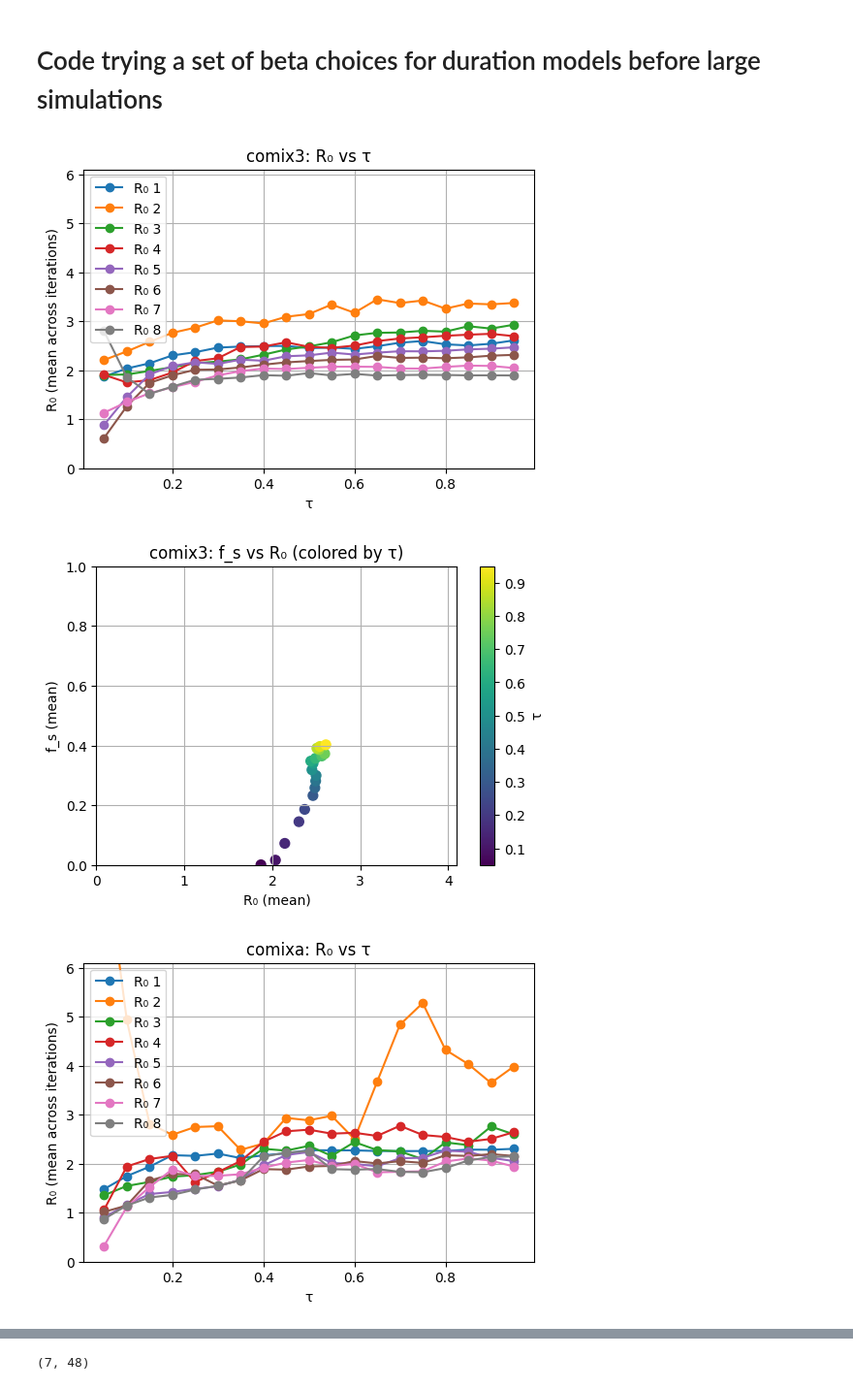
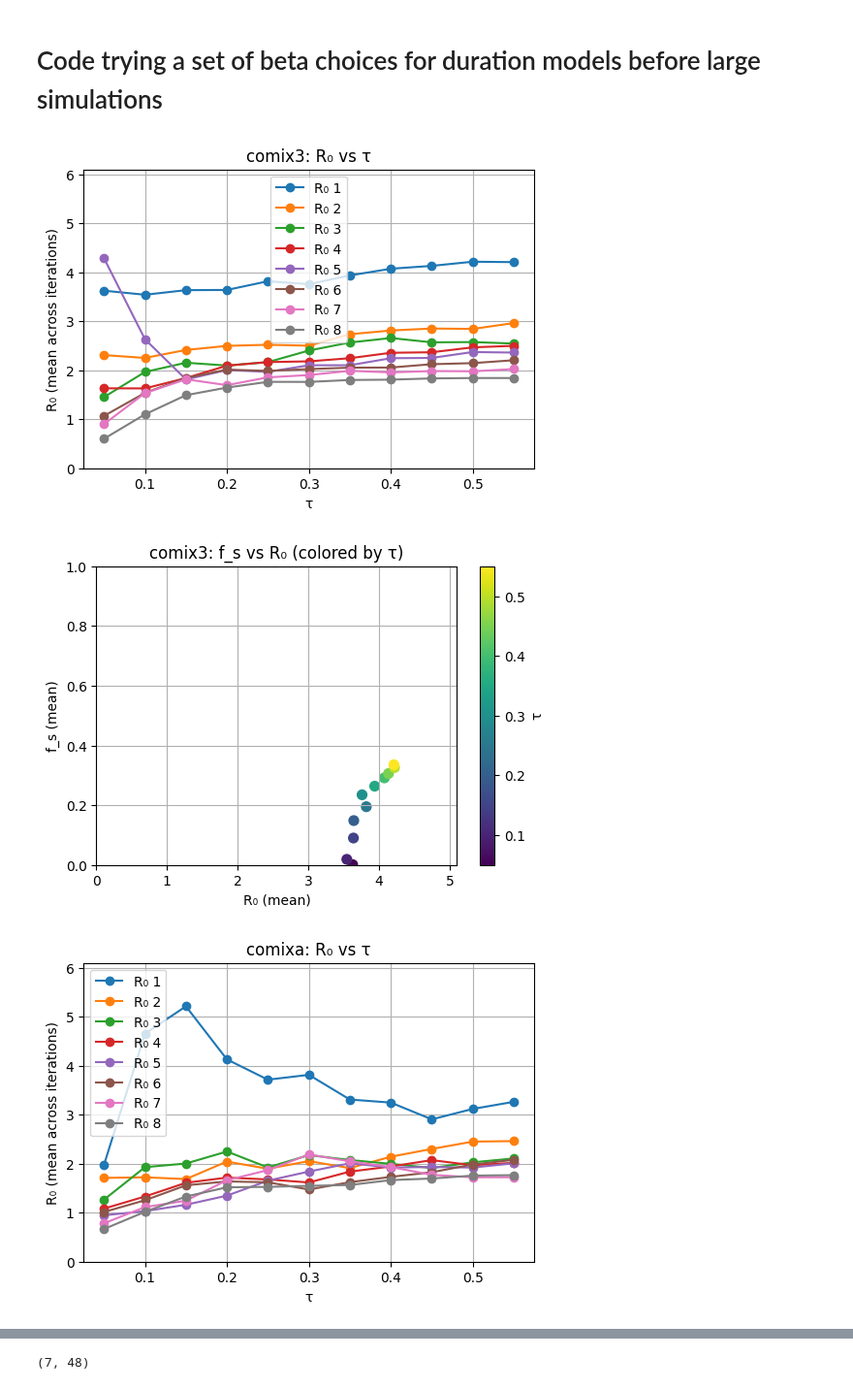
Before and after one commit to LukeMurrayKearney/Data-Driven-Networks-Code, a Jupyter notebook: duration+ages/beta_choices.ipynb, the cells around one changed output, grey strips where cells are left out. Shown at 97% size. Saved outputs shown, nothing was run; the diff lists cells and outputs as text; code cells hidden in the pictures.

```diff
--- a/duration+ages/beta_choices.ipynb
+++ b/duration+ages/beta_choices.ipynb
@@ -24,7 +92,7 @@ for data in datas:
     res = {'taus': [], 'fs': [], 'r0': [], 'r02': [], 'r03': [], 'r04': [], 'r05': [], 'r06': [], 'r07': [], 'r08': []}
     for k in range(num_network):
         try:
-            with open(f'sims/{data}_{k}.json', 'r') as f:
+            with open(f'sims/{data}_{k}_d.json', 'r') as f:
                 res_tmp = json.load(f)
             # res['age_dur_sc'] = res_tmp['age_dur_sc']
 
@@ -121,34 +189,34 @@ for data in datas:
     # new_age = np.zeros((9, 5, len(dur_breakdown)))
     # for i, _ in enumerate(dur_breakdown):
     #     for j in range(9):
     #         for k in range(5):
     #             # print(i, j, k, len(dur_breakdown), len(dur_breakdown[i]), len(dur_breakdown[i][j]))
     #             new_age[j][k][i] = dur_breakdown[i][j][k]
     # for age, tmp in enumerate(new_age):
     #     plt.figure(figsize=(6,4))
     #     for j in range(5):
     #         plt.plot(range(len(tmp[j])), [a/sum([b[idx] for b in tmp]) for idx, a in enumerate(tmp[j])], marker='o', label=f"{duration_labels[j]}")
     #     plt.xlabel(r"$\beta$")
     #     plt.ylabel("mean cases")
     #     plt.title(f"{data}: {bucket_labels[age]}")
     #     plt.ylim(0, 1)
     #     # plt.legend()
     #     plt.grid(True)
     #     plt.show()
     #     plt.close()
 
     # 3) fs vs R0
     plt.figure(figsize=(6,4))
     plt.scatter(r0_mean, fs_mean, c=taus, cmap="viridis", s=50)
     plt.colorbar(label="τ")
     plt.xlabel("R₀ (mean)")
     plt.ylabel("f_s (mean)")
     plt.title(f"{data}: f_s vs R₀ (colored by τ)")
-    plt.xlim(0, 4.1)
+    plt.xlim(0, 5.1)
     plt.ylim(0, 1)
     plt.grid(True)
     plt.show()
 # %% [output]
-[figure, old version]
+[figure, new version]
-[figure, old version]
+[figure, new version]
-[figure, old version]
+[figure, new version]
```
Also changed, not shown: parts of 6 cells of this notebook, 1 other file.
